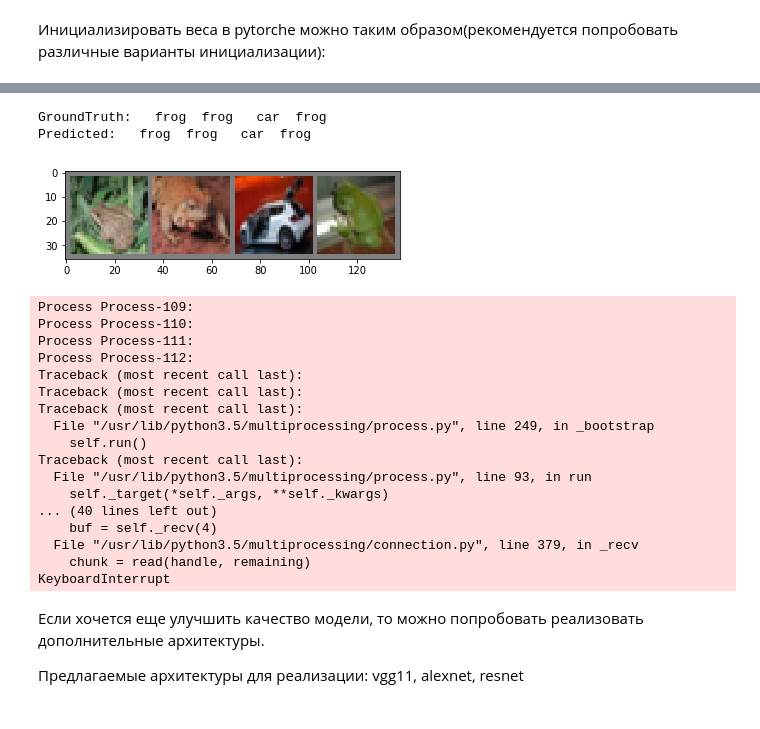
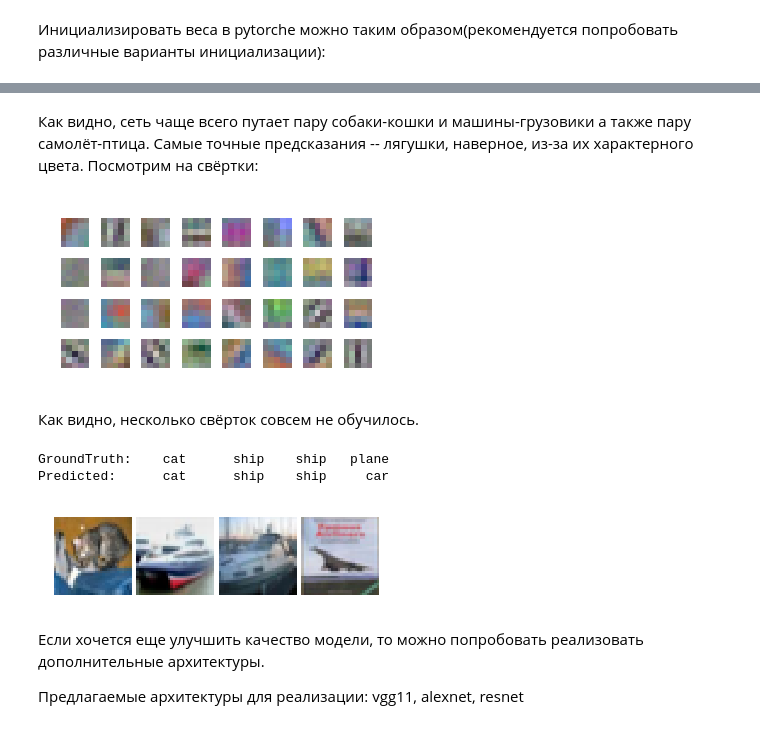
Before and after one commit to bazitur/dlschl-homeworks, a Jupyter notebook: homeworks/hw07/[hw7_1]pytorch_convnet.ipynb, the cells around one changed output, grey strips where cells are left out. Cells and saved outputs as stored; diff of their text form; code cells hidden in the pictures.

```diff
--- a/homeworks/hw07/[hw7_1]pytorch_convnet.ipynb
+++ b/homeworks/hw07/[hw7_1]pytorch_convnet.ipynb
@@ -80,13 +80,15 @@ classes = (
 %matplotlib inline
 def imshow(img):
     """Show img"""
-    img = img
     npimg = img.numpy()/2 + 0.5
+    plt.axis('off')
     plt.imshow(np.transpose(npimg, (1, 2, 0)))
+    plt.xticks(tuple())
+    plt.yticks(tuple())
 
 dataiter = iter(testloader)
 images, labels = dataiter.next()
 # show images and labels
 imshow(torchvision.utils.make_grid(images))
-print('GroundTruth: ', ' '.join('%8s' % classes[labels[j]] for j in range(4)))
+print('      '.join('%6s' % classes[labels[j]] for j in range(4)))
 # %% [output]
@@ -329,6 +280,0 @@ def visualize_feature_maps(net, sample):
-# %%
-images, labels = dataiter.next()
-image = images[0:1, :, :, :]
-label = labels[0,]
-print(image.shape)
-visualize_feature_maps(model, image)
@@ -451,8 +349,12 @@ def train(trainloader, testloader, reuse=False, skip_learning=False, epochs=2):
     optimizer = torch.optim.Adam(cnn.parameters())
 
     # train
-    loss_history = []
-    test_history = []
+    if os.path.exists("loss_history.csv") and os.path.exists("test_history.csv"):
+        loss_history = list(np.loadtxt("loss_history.csv"))
+        test_history = list(np.loadtxt("test_history.csv"))
+    else:
+        loss_history = []
+        test_history = []
     if not skip_learning:
         for epoch in range(epochs):
             loss_sum = 0
@@ -471,10 +373,9 @@ def train(trainloader, testloader, reuse=False, skip_learning=False, epochs=2):
                 _, pred = torch.max(outputs.data, 1)
                 passed_tests += (pred == labels.data).sum()
 
-                if (i + 1) % 200 == 0:
-                    # <add validation if you want>
-                    loss_history.append(loss_sum / 200)
-                    test_history.append(passed_tests / 20 / 200)
+                if (i + 1) % 250 == 0:
+                    loss_history.append(loss_sum / 250)
+                    test_history.append(passed_tests / 20 / 250)
                     passed_tests = 0
                     loss_sum = 0
                     if reuse:
@@ -483,9 +384,9 @@ def train(trainloader, testloader, reuse=False, skip_learning=False, epochs=2):
 
                     # Two subplots, unpack the axes array immediately
                     f, (ax1, ax2) = plt.subplots(1, 2, sharey=True, figsize=(10, 5))
-                    ax1.plot([200 * (i+1) for i in range(len(loss_history))], loss_history)
+                    ax1.plot([250 * (i+1) for i in range(len(loss_history))], loss_history)
                     ax1.set_title('Loss')
-                    ax2.plot([200 * (i+1) for i in range(len(loss_history))], test_history)
+                    ax2.plot([250 * (i+1) for i in range(len(loss_history))], test_history)
                     ax2.set_title('Accuracy on batches')
 
                     plt.show()
@@ -503,6 +404,7 @@ def train(trainloader, testloader, reuse=False, skip_learning=False, epochs=2):
 
     # save histories
     np.savetxt('loss_history.csv', loss_history)
+    np.savetxt('test_history.csv', test_history)
     # save models
     if reuse:
         torch.save(cnn.state_dict(), 'save/better_cnn.pth')
@@ -510,5 +412,5 @@ def train(trainloader, testloader, reuse=False, skip_learning=False, epochs=2):
 # %%
 !rm -f save/better_cnn.pth
 # %%
-model = train(trainloader, testloader, reuse=True, epochs=20)
+model = train(trainloader, testloader, reuse=True, epochs=3)
 # %% [output]
@@ -516,36 +451,26 @@ model = train(trainloader, testloader, reuse=True, epochs=20)
+# %% [markdown]
+Как видно, сеть чаще всего путает пару собаки-кошки и машины-грузовики а также пару самолёт-птица. Самые точные предсказания -- лягушки, наверное, из-за их характерного цвета. Посмотрим на свёртки:
+# %%
+imshow(torchvision.utils.make_grid(model.features[0].weight.data, padding=2, pad_value=1.0))
+# %% [output]
+[figure, added]
+# %% [markdown]
+Как видно, несколько свёрток совсем не обучилось.
 # %%
 dataiter = iter(testloader)
-dataiter.next()
 images, labels = dataiter.next()
 
 outputs = model(Variable(images))
 _, predicted = torch.max(outputs.data, 1)
 
-imshow(torchvision.utils.make_grid(images))
+imshow(torchvision.utils.make_grid(images, pad_value=1))
 
-print('GroundTruth: ', ' '.join('%5s' % classes[labels[j]] for j in range(4)))
-print('Predicted: ', ' '.join('%5s' % classes[predicted[j]] for j in range(4)))
+print('GroundTruth: ', '\t'.join('%5s' % classes[labels[j]] for j in range(4)))
+print('Predicted:   ', '\t'.join('%5s' % classes[predicted[j]] for j in range(4)))
 # %% [output]
-GroundTruth:   frog  frog   car  frog
-Predicted:   frog  frog   car  frog
+GroundTruth:    cat      ship    ship   plane
+Predicted:      cat      ship    ship     car
-[figure, old version]
+[figure, new version]
-Process Process-109:
-Process Process-110:
-Process Process-111:
-Process Process-112:
-Traceback (most recent call last):
-Traceback (most recent call last):
-Traceback (most recent call last):
-  File "/usr/lib/python3.5/multiprocessing/process.py", line 249, in _bootstrap
-    self.run()
-Traceback (most recent call last):
-  File "/usr/lib/python3.5/multiprocessing/process.py", line 93, in run
-    self._target(*self._args, **self._kwargs)
-... (40 lines left out)
-    buf = self._recv(4)
-  File "/usr/lib/python3.5/multiprocessing/connection.py", line 379, in _recv
-    chunk = read(handle, remaining)
-KeyboardInterrupt
 # %% [markdown]
 Если хочется еще улучшить качество модели, то можно попробовать реализовать дополнительные архитектуры.
 
```
Also changed, not shown: parts of 13 cells of this notebook, 4 other files.
